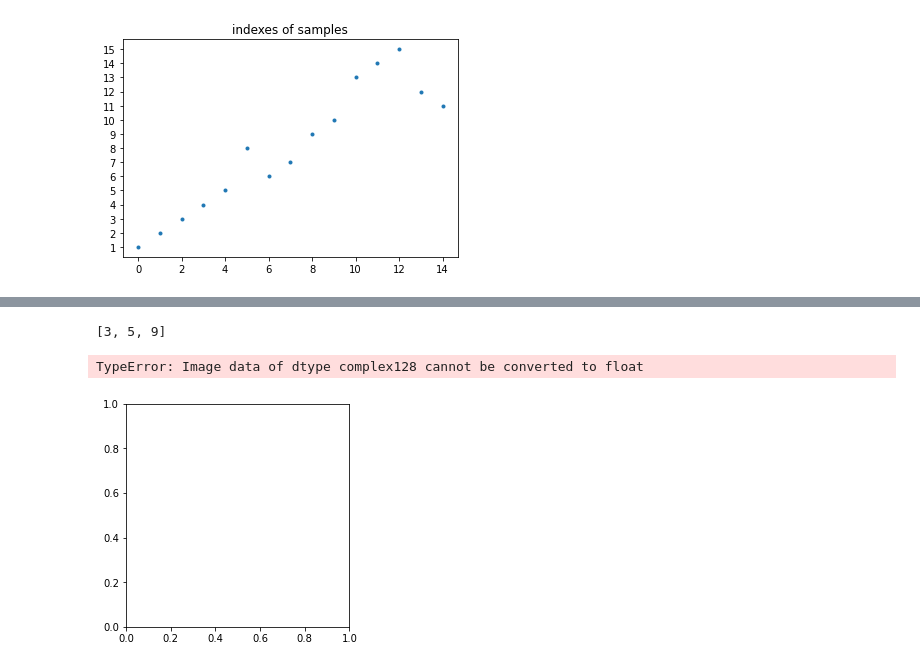
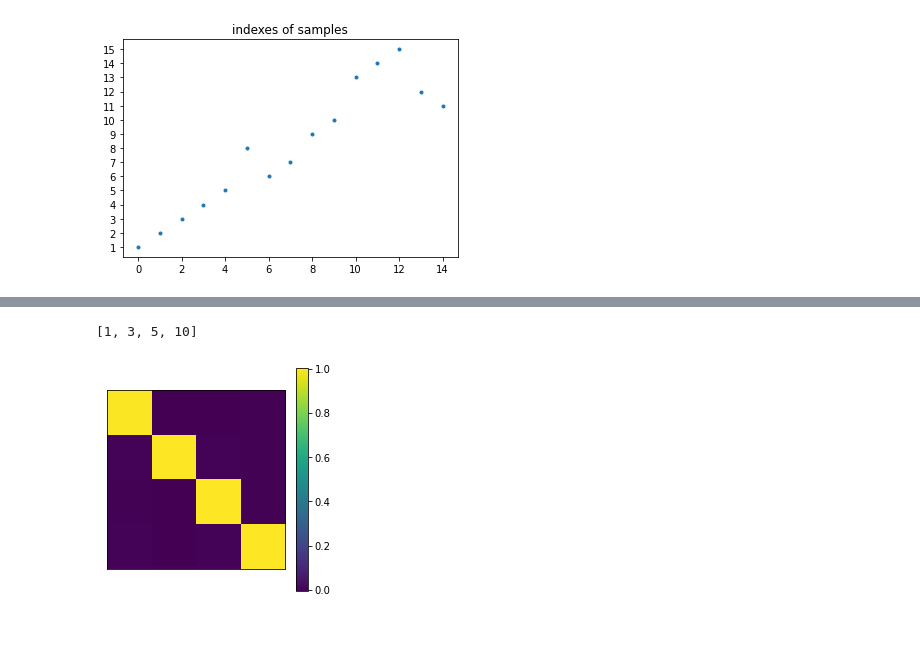
Before and after one commit to hollebenthiago/gsp, a Jupyter notebook: gsp4 - Sampling on graphs.ipynb, the cells around one changed output, grey strips where cells are left out. Saved outputs shown, nothing was run; the diff lists cells and outputs as text; code cells hidden in the pictures; blank space fills up the shorter version.

Commit message:
more examples sampling on graphs

```diff
--- a/gsp4 - Sampling on graphs.ipynb
+++ b/gsp4 - Sampling on graphs.ipynb
@@ -198,5 +199,6 @@ plt.show()
 # %%
 a, b = 35, 35
 H = p.graphs.Grid2d(a,b)
-grid_k = 3
+grid_k = 4
+reference_operator_grid = 'adjacency'
 # %%
@@ -204,7 +206,7 @@ start_graph(reference_operator2, H)
 # %%
 opt_indexes_grid = optimal_sampling_operator(H.V, grid_k, grid_k)
 # %%
-V_grid, Λ_grid, ψ_grid, U_grid, φ_grid = setup(reference_operator2, H, opt_indexes_grid)
+V_grid, Λ_grid, ψ_grid, U_grid, φ_grid = setup(reference_operator_grid, H, opt_indexes_grid)
 ψ_sampling_grid = sampling_matrix(H.V, opt_indexes_grid)
 M_grid = φ_grid @ ψ_grid
 # %%
@@ -215,14 +217,13 @@ h_grid = [j in opt_indexes_grid for j in np.arange(0, H.N, 1)]
 # %%
 opt_indexes_grid
 # %% [output]
-[3, 5, 9]
+[1, 3, 5, 10]
 # %%
-plt.matshow(U_grid @ ψ_grid @ V_grid[:, :grid_k]) # U ψ Vk é a matriz identidade
+plt.matshow(U_grid.real @ ψ_grid @ V_grid.real[:, :grid_k]) # U ψ Vk é a matriz identidade
 plt.colorbar()
 plt.xticks([])
 plt.yticks([])
 plt.show()
 # %% [output]
-TypeError: Image data of dtype complex128 cannot be converted to float
-[figure, old version]
+[figure, new version]
 # %%
```
Also changed, not shown: parts of 19 cells of this notebook, 1 other file.
